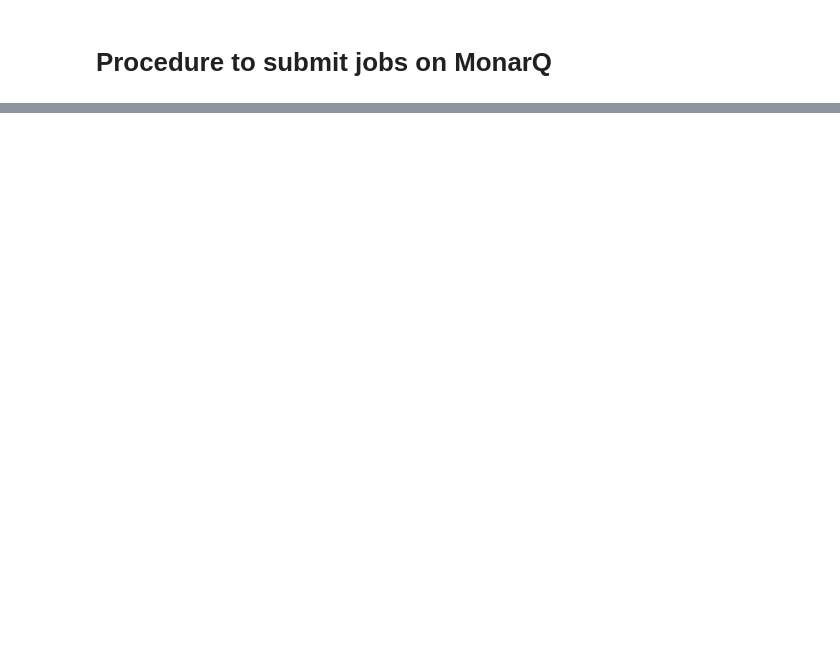
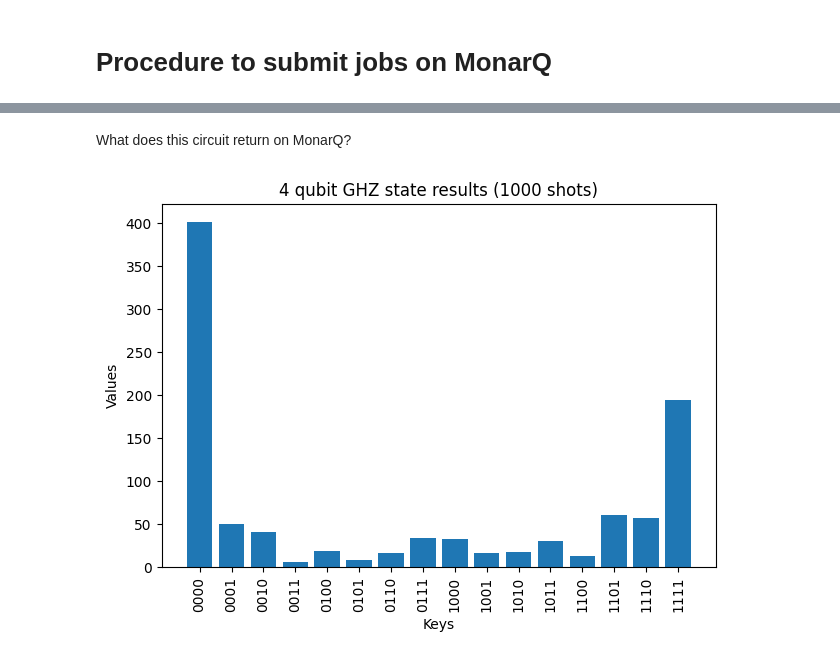
Before and after one commit to SamarShabanCS/ciq102-introduction-pennylane, a Jupyter notebook: English/Running_jobs_MonarQ.ipynb, the cells around one changed output, grey strips where cells are left out. Cells and saved outputs as stored; diff of their text form; code cells hidden in the pictures; blank space fills up the shorter version.

Commit message:
Change measurements in EN and add running jobs on MonarQ

```diff
--- a/English/Running_jobs_MonarQ.ipynb
+++ b/English/Running_jobs_MonarQ.ipynb
@@ -42,0 +61,20 @@ Make sure to return a measure that can be performed on real quantum hardware.
+# %% [markdown]
+What does this circuit return on MonarQ?
+# %%
+#Results from MonarQ from 11/11/2024
+results = {'1001': 17, '0000': 402, '0111': 34, '1111': 194, '1110': 57, '1101': 61, '1000': 33, '0010': 41, '1011': 30, '1100': 13, '0110': 17, '0100': 19, '1010': 18, '0001': 50, '0101': 8, '0011': 6}
+# %%
+# Sort the dictionary by keys (lexicographical order)
+sorted_keys = sorted(results.keys())
+sorted_values = [results[key] for key in sorted_keys]
+
+# Create a bar plot
+plt.bar(sorted_keys, sorted_values)
+plt.xlabel('Keys')
+plt.ylabel('Values')
+plt.title('4 qubit GHZ state results (1000 shots)')
+plt.xticks(rotation=90)  # Rotate keys for better readability
+plt.tight_layout()       # Adjust layout to prevent overlap
+plt.show()
+# %% [output]
+[figure, added]
```
Also changed, not shown: parts of 9 cells of this notebook, 4 other files.
